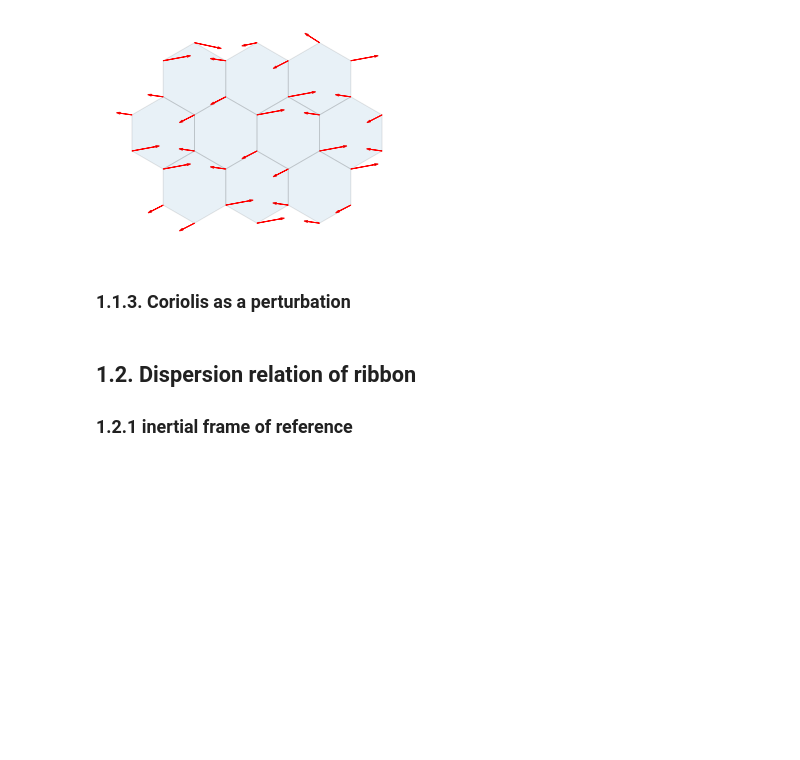
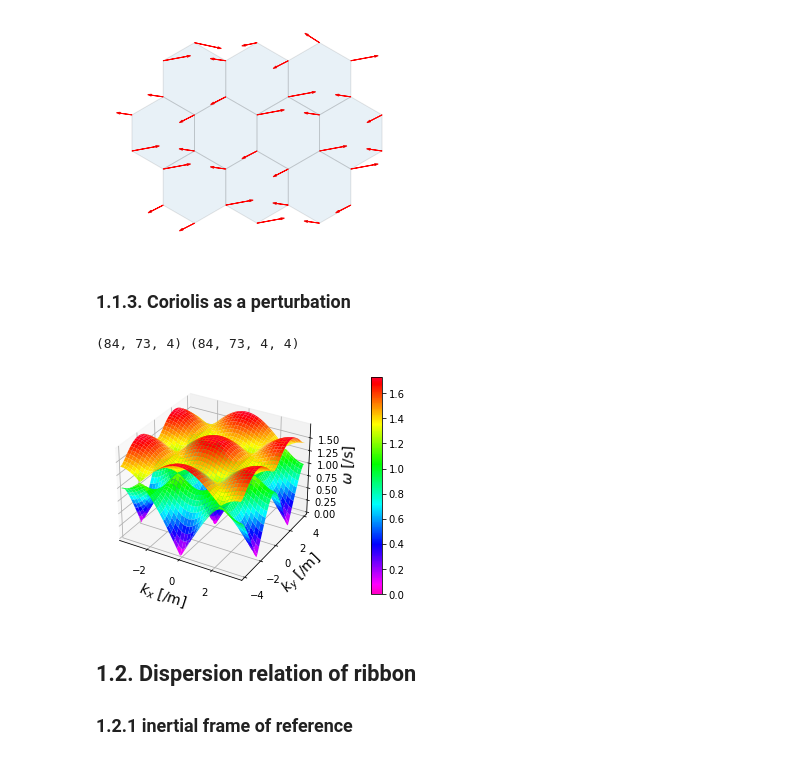
Before and after one commit to yoongun/topological-edge-modes-of-mechanical-lattice, a Jupyter notebook: experiment.ipynb, the cells around one changed output. Drawn from its saved outputs; the diff is of its cells as text; code cells hidden in the pictures; blank space fills up the shorter version.

```diff
--- a/experiment.ipynb
+++ b/experiment.ipynb
@@ -646,6 +646,82 @@ plt.show()
 [figure]
 # %% [markdown]
 ### 1.1.3. Coriolis as a perturbation
+# %%
+import numpy as np
+import numpy.linalg as la
+
+
+
+O = 0.
+C = 1.
+M = 1.
+w0 = np.sqrt(C / M)
+a = 1. # distance between masses
+x = np.array([[1.], [0.]]) # x hat
+y = np.array([[0.], [1.]]) # y hat
+a1 = np.sqrt(3) * a * x
+a2 = (np.sqrt(3) * x + 3 * y) * a / 2.
+R1 = 1 / 3 * (a1 + a2)
+R2 = 1 / 3 * (-2 * a1 + a2)
+R3 = 1 / 3 * (a1 - 2 * a2)
+R1h = R1 / la.norm(R1)
+R2h = R2 / la.norm(R2)
+R3h = R3 / la.norm(R3)
+R11 = R1h * R1h.conj().T
+R22 = R2h * R2h.conj().T
+R33 = R3h * R3h.conj().T
+precision = 1e-1
+xw = np.pi / np.sqrt(3) * 2 # width of x
+yw = np.pi / 3 * 4 # width of y
+kxs = np.arange(-xw, xw, precision)
+kys = np.arange(-yw, yw, precision)
+
+
+evals_all = np.zeros((len(kys), len(kxs), 4), dtype=np.complex128)
+evecs_all = np.zeros((len(kys), len(kxs), 4, 4), dtype=np.complex128)
+for y, ky in enumerate(kys):
+    for x, kx in enumerate(kxs):
+        k = np.array([kx, ky])
+        p = np.exp(1.j * k.dot(a1))
+        s = np.exp(1.j * k.dot(a2))
+        H = w0**2 * np.vstack([
+            np.hstack([R11 + R22 + R33 - 2.j * O / w0**2, -(R11 + R22 * p.conj() + R33 * s.conj())]),
+            np.hstack([-(R11 + R22 * p + R33 * s) ,R11 + R22 + R33 - 2.j * O / w0**2]),
+        ])
+        evals, evecs = la.eigh(H)
+        idcs = np.argsort(evals)
+        evals, evecs = evals[idcs], evecs[idcs]
+        evals_all[y, x] = evals
+        evecs_all[y, x] = evecs
+evals_all = np.array(evals_all)
+evecs_all = np.array(evecs_all)
+print(evals_all.shape, evecs_all.shape)
+
+
+# 3D dispersion
+import matplotlib.pyplot as plt
+%matplotlib inline
+fig = plt.figure()
+ax = fig.add_subplot(111, projection='3d')
+X, Y = np.meshgrid(kxs, kys)
+
+vmax = np.amax(np.sqrt(evals_all[:, :, 2]).real)
+ax.plot_surface(X, Y, np.sqrt(evals_all[:, :, 1]).real, vmin=0., vmax=vmax, cmap='gist_rainbow_r')
+p = ax.plot_surface(X, Y, np.sqrt(evals_all[:, :, 2]).real, vmin=0., vmax=vmax, cmap='gist_rainbow_r')
+
+ax.set_xlabel(r"$k_x$ [/m]", fontsize=14)
+ax.set_xlim(-xw, xw)
+ax.set_ylabel(r"$k_y$ [/m]", fontsize=14)
+ax.set_ylim(-yw, yw)
+ax.set_zlabel(r"$\omega$ [/s]", fontsize=14)
+ax.set_zlim(0)
+
+fig.colorbar(p, pad=0.15)
+# fig.savefig("2d-graphene-dispersion-3d.png")
+plt.show()
+# %% [output]
+(84, 73, 4) (84, 73, 4, 4)
+[figure, added]
 # %% [markdown]
 ## 1.2. Dispersion relation of ribbon
 ### 1.2.1 inertial frame of reference
```
Also changed, not shown: parts of 6 cells of this notebook.
